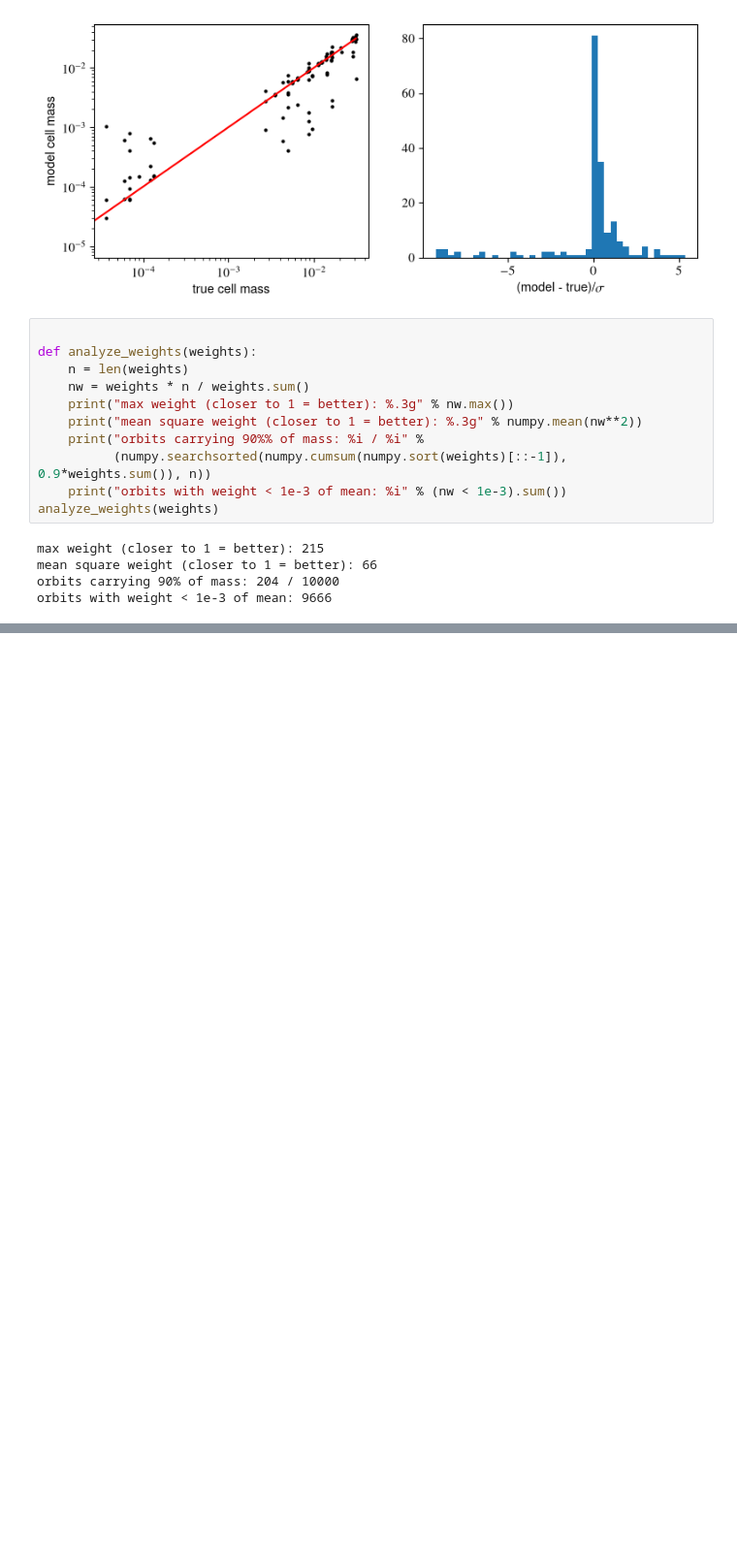
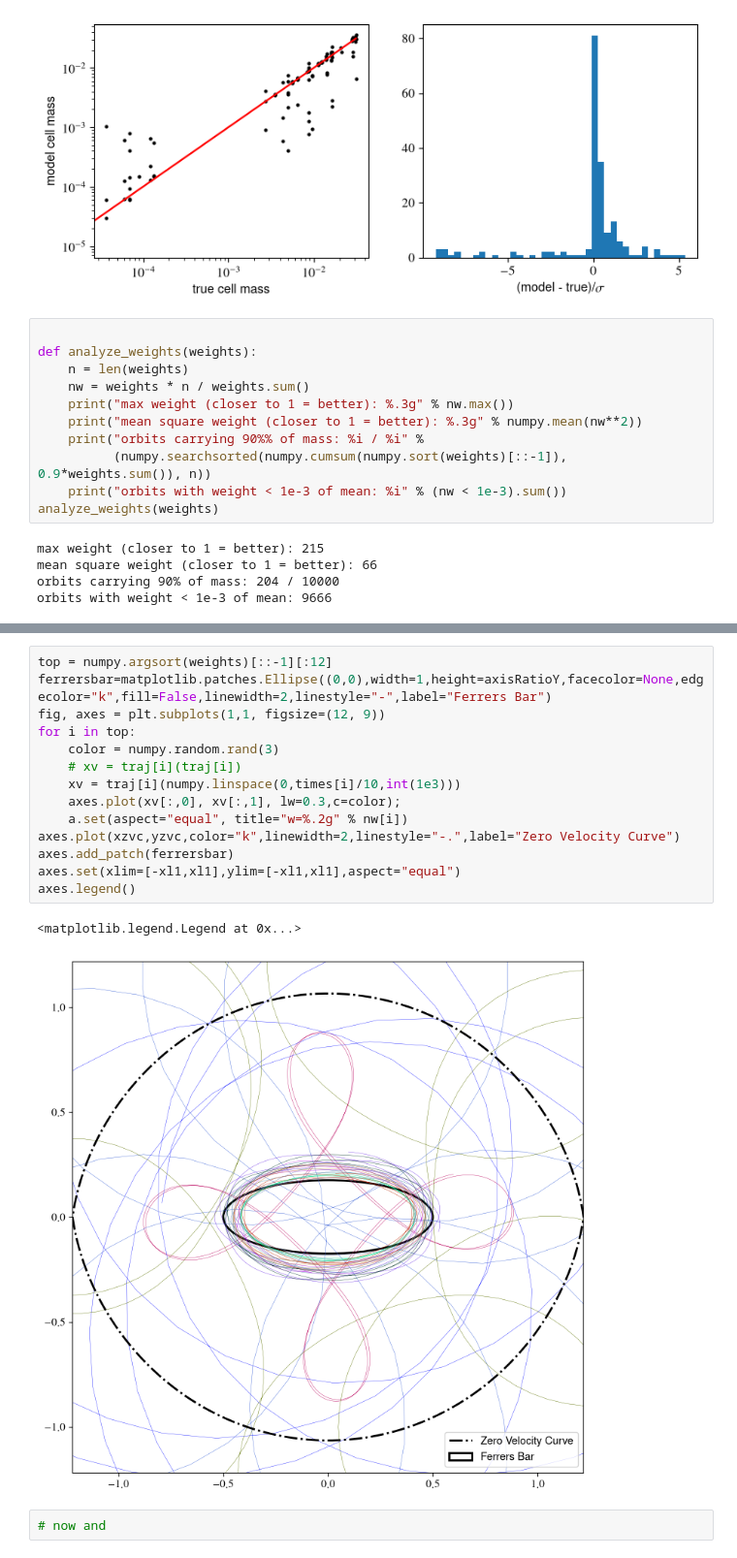
Before and after one commit to salvatore-ferrone/bar-dynamics, a Jupyter notebook: pedagogy/schwarzchild_hunter2024_bar.ipynb, the cells around one changed output, grey strips where cells are left out. Shown at 97% size. Saved outputs shown, nothing was run; the diff lists cells and outputs as text; blank space fills up the shorter version.

```diff
--- a/pedagogy/schwarzchild_hunter2024_bar.ipynb
+++ b/pedagogy/schwarzchild_hunter2024_bar.ipynb
@@ -258,0 +269,19 @@ ax[2].scatter(r0, nw, s=2); ax[2].set(xlabel="initial elliptical radius", yscale
+# %%
+top = numpy.argsort(weights)[::-1][:12]
+ferrersbar=matplotlib.patches.Ellipse((0,0),width=1,height=axisRatioY,facecolor=None,edgecolor="k",fill=False,linewidth=2,linestyle="-",label="Ferrers Bar")
+fig, axes = plt.subplots(1,1, figsize=(12, 9))
+for i in top:
+    color = numpy.random.rand(3)
+    # xv = traj[i](traj[i])
+    xv = traj[i](numpy.linspace(0,times[i]/10,int(1e3)))
+    axes.plot(xv[:,0], xv[:,1], lw=0.3,c=color);
+    a.set(aspect="equal", title="w=%.2g" % nw[i])
+axes.plot(xzvc,yzvc,color="k",linewidth=2,linestyle="-.",label="Zero Velocity Curve")
+axes.add_patch(ferrersbar)
+axes.set(xlim=[-xl1,xl1],ylim=[-xl1,xl1],aspect="equal")
+axes.legend()
+# %% [output]
+<matplotlib.legend.Legend at 0x...>
+[figure, added]
+# %%
+# now and
```
Also changed, not shown: parts of 8 cells of this notebook.
